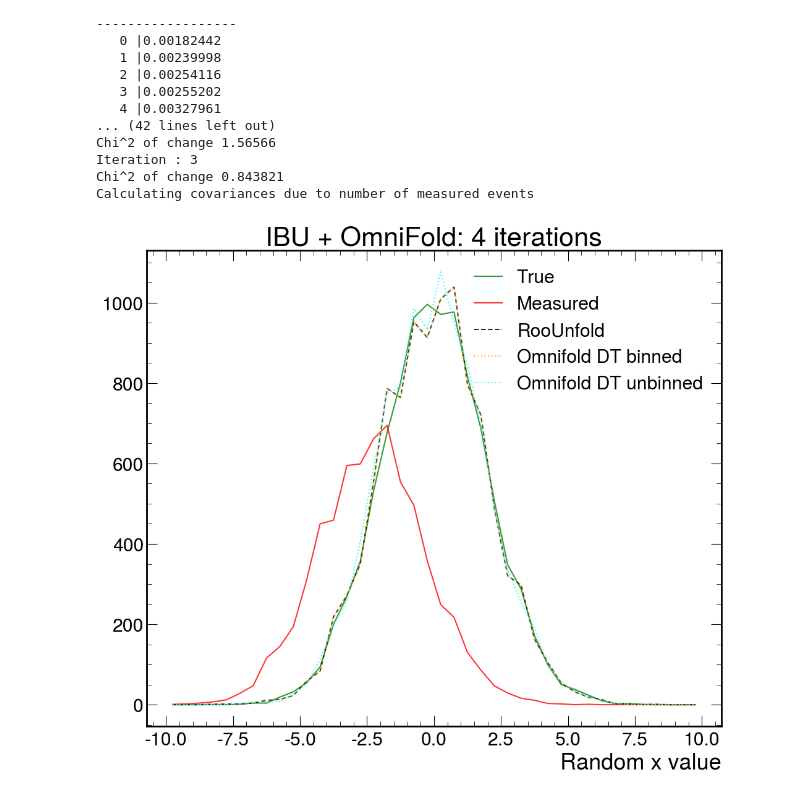
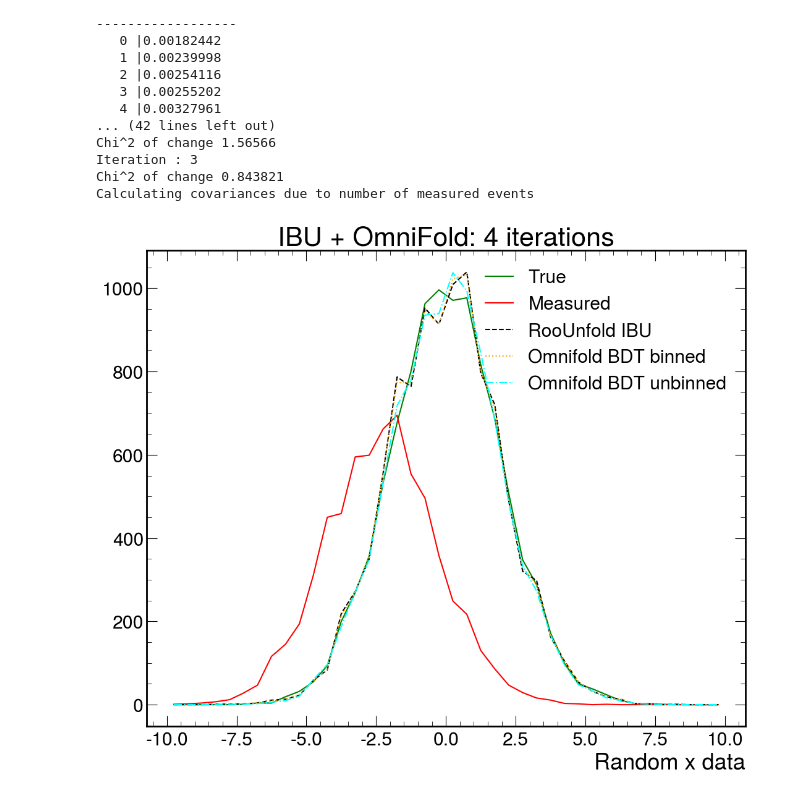
Before and after one commit to rymilton/unfolding, a Jupyter notebook: omnifold_decisiontrees.ipynb, the cells around one changed output. Saved outputs shown, nothing was run; the diff lists cells and outputs as text; code cells hidden in the pictures.

```diff
--- a/omnifold_decisiontrees.ipynb
+++ b/omnifold_decisiontrees.ipynb
@@ -77,7 +77,7 @@ unbinned_measured_data = []
 true_hist     = ROOT.TH1D ("true_hist", "true_hist", MC_bins, MC_low, MC_high)
 measured_hist = ROOT.TH1D ("measured_hist", "measured_hist", sim_bins, sim_low, sim_high)
 
-for i in range(10000):
+for i in range(int(num_MC_data_points/10)):
     if smearing_function == "calo":
         xt = ROOT.gRandom.Gaus (5.0, 1.0)
     else:
@@ -178,7 +188,6 @@ omnifold_MC_hist_binned = np.divide(omnifold_MC_hist_binned, efficiencies_np, ou
 # %%
 from sklearn.metrics import accuracy_score
 from sklearn.model_selection import train_test_split
-
 def omnifold_unbinned(MC_data, sim_data, measured_data, num_iterations):
     miss_mask = (~np.isnan(sim_data)) & (~np.isnan(MC_data))
 
@@ -198,35 +207,28 @@ def omnifold_unbinned(MC_data, sim_data, measured_data, num_iterations):
 
     weights_pull = np.ones(len(sim_entries))
     weights_push = np.ones(len(sim_entries))
+    weights_all_iterations = np.empty(shape=(num_iterations, 2, len(sim_entries)))
+    test_MC_data = np.empty(shape=(num_iterations, 1, ))
 
-    weights_all_iterations = np.empty(shape=(num_iterations, 2, len(sim_entries)))
     for i in range(num_iterations):
         step1_weights = np.concatenate((weights_push, np.ones(len(measured_entries))))
 
         # Training step 1 classifier
-        step1_train_data, step1_test_data, step1_train_labels, step1_test_labels, step1_train_weights, step1_test_weights = train_test_split(step1_data, step1_labels, step1_weights, test_size=0.25)
-        step1_classifier = tree.DecisionTreeClassifier(max_depth=5,
-                                                       min_samples_split=10,
-                                                       min_samples_leaf=5)
-        step1_classifier.fit(step1_train_data, step1_train_labels, sample_weight = step1_train_weights)
+        step1_classifier = GradientBoostingClassifier()
+        step1_classifier.fit(step1_data, step1_labels, sample_weight = step1_weights)
         weights_pull = np.multiply(weights_push, reweight(sim_entries, step1_classifier))
 
         # Testing step 1 classifier
-        step1_test_predictions = step1_classifier.predict(step1_test_data)
-        step1_test_accuracy = accuracy_score(step1_test_labels, step1_test_predictions, sample_weight = step1_test_weights)
+        step1_test_accuracy = step1_classifier.score(step1_data, step1_labels, sample_weight = step1_weights)
         print(f"Iteration {i+1}, Step 1 Test Accuracy: {step1_test_accuracy}")
 
         # Training step 2 classifier
         step2_weights = np.concatenate((np.ones(len(MC_entries)), weights_pull))
-        step2_train_data, step2_test_data, step2_train_labels, step2_test_labels, step2_train_weights, step2_test_weights = train_test_split(step2_data, step2_labels, step2_weights, test_size=0.25)
-        step2_classifier = tree.DecisionTreeClassifier(max_depth=5,
-                                                       min_samples_split=10,
-                                                       min_samples_leaf=5)
-        step2_classifier.fit(step2_train_data, step2_train_labels, sample_weight = step2_train_weights)
+        step2_classifier = GradientBoostingClassifier()
+        step2_classifier.fit(step2_data, step2_labels, sample_weight = step2_weights)
 
         # Testing step 2 classifier
-        step2_test_predictions = step2_classifier.predict(step2_test_data)
-        step2_test_accuracy = accuracy_score(step2_test_labels, step2_test_predictions, sample_weight = step2_test_weights)
+        step2_test_accuracy = step2_classifier.score(step2_data, step2_labels, sample_weight = step2_weights)
         print(f"Iteration {i+1}, Step 2 Test Accuracy: {step2_test_accuracy}")
 
         weights_push = reweight(MC_entries, step2_classifier)
@@ -248,6 +250,6 @@ Iteration 4, Step 2 Test Accuracy: 0.9027403749906672
 # %%
 fig, axs = plt.subplots(1, 2)
-iteration_to_plot = 3
+iteration_to_plot = num_iterations-1
 axs[0].hist(unbinned_weights[iteration_to_plot, 0], bins = 50)
 axs[0].set_xlabel("Weights pull")
 axs[0].set_yscale('log')
@@ -255,5 +257,5 @@ axs[0].set_yscale('log')
 axs[1].hist(unbinned_weights[iteration_to_plot, 1], bins = 50)
 axs[1].set_xlabel("Weights push")
 axs[1].set_yscale('log')
-fig.suptitle(f"Iteration {iteration_to_plot}")
+fig.suptitle(f"Iteration {iteration_to_plot+1}")
 # %% [output]
@@ -314,21 +316,22 @@ Calculating covariances due to number of measured events
 # %%
 # Plotting our unfolded results
 true_data, true_x = dh.TH1_to_numpy(true_hist)
 roounfold_data, roounfold_x = dh.TH1_to_numpy(hReco_RooUnfold)
 measured_data, measured_x = dh.TH1_to_numpy(measured_hist)
 
-fig = plt.figure(figsize=(12,10))
-plt.plot(true_x, true_data, label = "True", color = 'green', alpha = .8)
-plt.plot(measured_x, measured_data, label = "Measured", color = 'red', alpha = .8)
+fig = plt.figure(figsize=(12.5,10))
+plt.plot(true_x, true_data, label = "True", color = 'green', alpha = 1)
+plt.plot(measured_x, measured_data, label = "Measured", color = 'red', alpha = 1)
 
-plt.plot(roounfold_x, roounfold_data, label = "RooUnfold", color = 'black', linestyle='dashed', alpha = .8)
-plt.plot(omnifold_MC_bin_centers_binned, omnifold_MC_hist_binned, label = "Omnifold DT binned", linestyle='dotted', alpha = .8, color = 'orange')
+plt.plot(roounfold_x, roounfold_data, label = "RooUnfold IBU", color = 'black', linestyle='dashed', alpha = 1)
+plt.plot(omnifold_MC_bin_centers_binned, omnifold_MC_hist_binned, label = "Omnifold BDT binned", linestyle='dotted', alpha = 1, color = 'orange')
 
-plt.plot(omnifold_MC_bin_centers_unbinned, omnifold_MC_hist_unbinned, label = "Omnifold DT unbinned", linestyle='dotted', alpha = .8, color = 'cyan')
+plt.plot(omnifold_MC_bin_centers_unbinned, omnifold_MC_hist_unbinned, label = "Omnifold BDT unbinned", linestyle='dashdot', alpha = 1, color = 'cyan')
 
-plt.xlabel("Random x value")
+plt.xlabel("Random x data")
 plt.title(f"IBU + OmniFold: {num_iterations} iterations")
 plt.legend()
 plt.show()
+fig.savefig('./unfolding_output.pdf')
 # %% [output]
-[figure, old version]
+[figure, new version]
```
Also changed, not shown: parts of 5 cells of this notebook.
